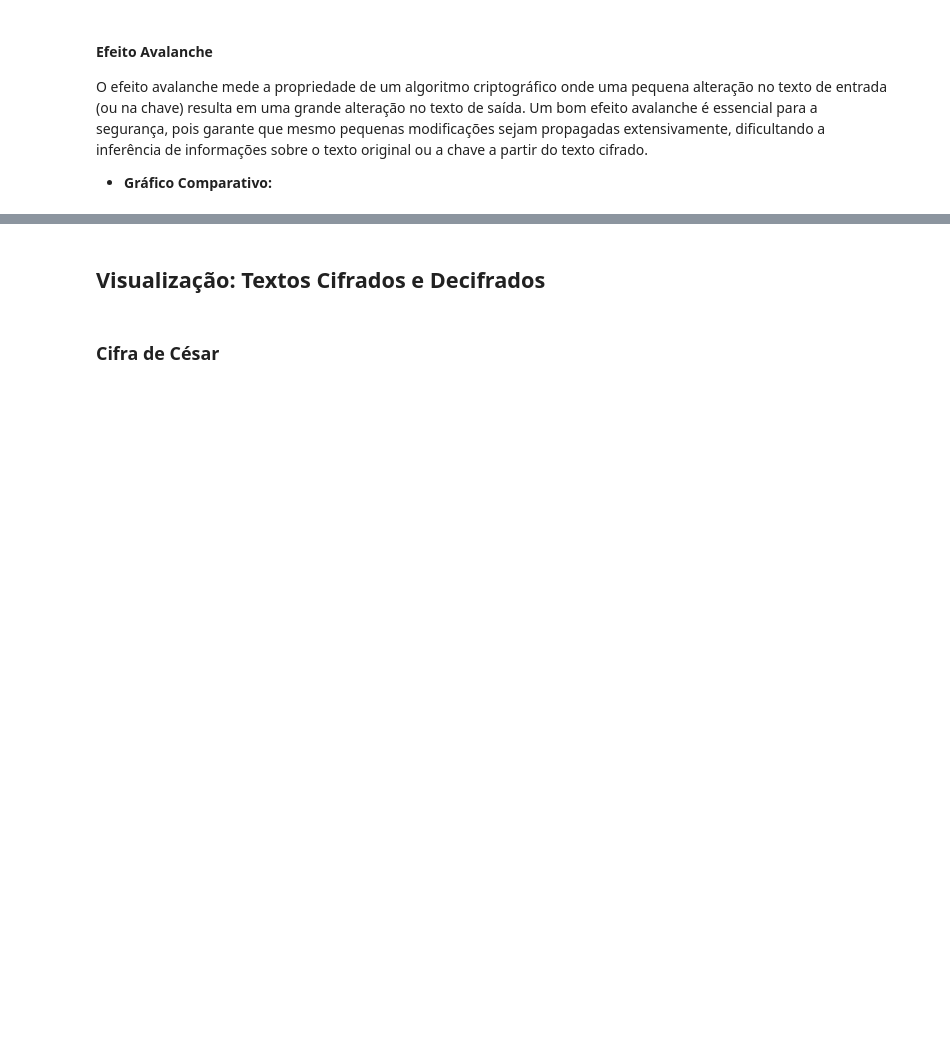
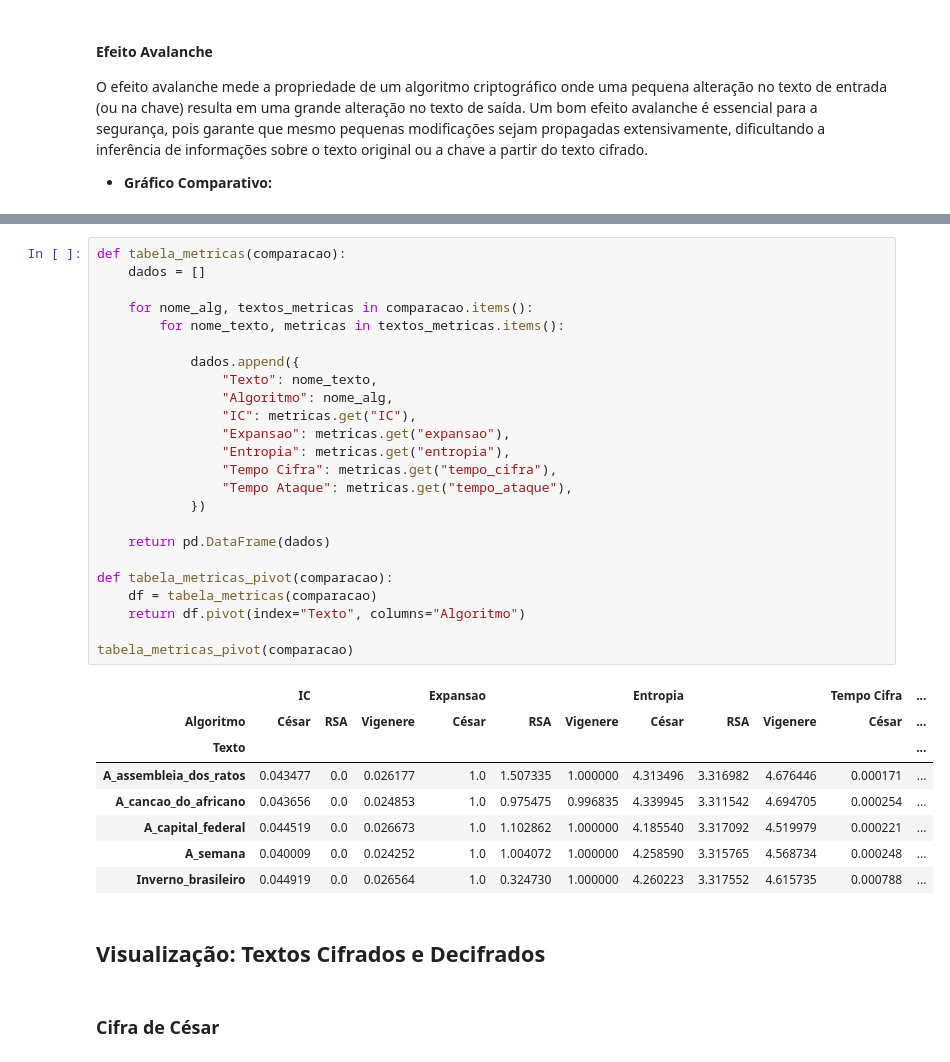
Before and after one commit to RaphaellaRoma/Criptoataques, a Jupyter notebook: criptoataques.ipynb, the cells around one changed output, grey strips where cells are left out. Drawn from its saved outputs; the diff is of its cells as text; blank space fills up the shorter version.

```diff
--- a/criptoataques.ipynb
+++ b/criptoataques.ipynb
@@ -842,3 +884,36 @@ tabela_metricas_pivot(comparacao)
+# %%
+def tabela_metricas(comparacao):
+    dados = []
+
+    for nome_alg, textos_metricas in comparacao.items():
+        for nome_texto, metricas in textos_metricas.items():
+
+            dados.append({
+                "Texto": nome_texto,
+                "Algoritmo": nome_alg,
+                "IC": metricas.get("IC"),
+                "Expansao": metricas.get("expansao"),
+                "Entropia": metricas.get("entropia"),
+                "Tempo Cifra": metricas.get("tempo_cifra"),
+                "Tempo Ataque": metricas.get("tempo_ataque"),
+            })
+
+    return pd.DataFrame(dados)
+
+def tabela_metricas_pivot(comparacao):
+    df = tabela_metricas(comparacao)
+    return df.pivot(index="Texto", columns="Algoritmo")
+
+tabela_metricas_pivot(comparacao)
+# %% [output]
+|  | IC |  |  | Expansao |  |  | Entropia |  |  | Tempo Cifra | ... |
+| Algoritmo | César | RSA | Vigenere | César | RSA | Vigenere | César | RSA | Vigenere | César | ... |
+| Texto |  |  |  |  |  |  |  |  |  |  | ... |
+| A_assembleia_dos_ratos | 0.043477 | 0.0 | 0.026177 | 1.0 | 1.507335 | 1.000000 | 4.313496 | 3.316982 | 4.676446 | 0.000171 | ... |
+| A_cancao_do_africano | 0.043656 | 0.0 | 0.024853 | 1.0 | 0.975475 | 0.996835 | 4.339945 | 3.311542 | 4.694705 | 0.000254 | ... |
+| A_capital_federal | 0.044519 | 0.0 | 0.026673 | 1.0 | 1.102862 | 1.000000 | 4.185540 | 3.317092 | 4.519979 | 0.000221 | ... |
+| A_semana | 0.040009 | 0.0 | 0.024252 | 1.0 | 1.004072 | 1.000000 | 4.258590 | 3.315765 | 4.568734 | 0.000248 | ... |
+| Inverno_brasileiro | 0.044919 | 0.0 | 0.026564 | 1.0 | 0.324730 | 1.000000 | 4.260223 | 3.317552 | 4.615735 | 0.000788 | ... |
 # %% [markdown]
 ## **Visualização: Textos Cifrados e Decifrados**
 # %% [markdown]
```
Also changed, not shown: parts of 39 cells of this notebook, 3 other files.
